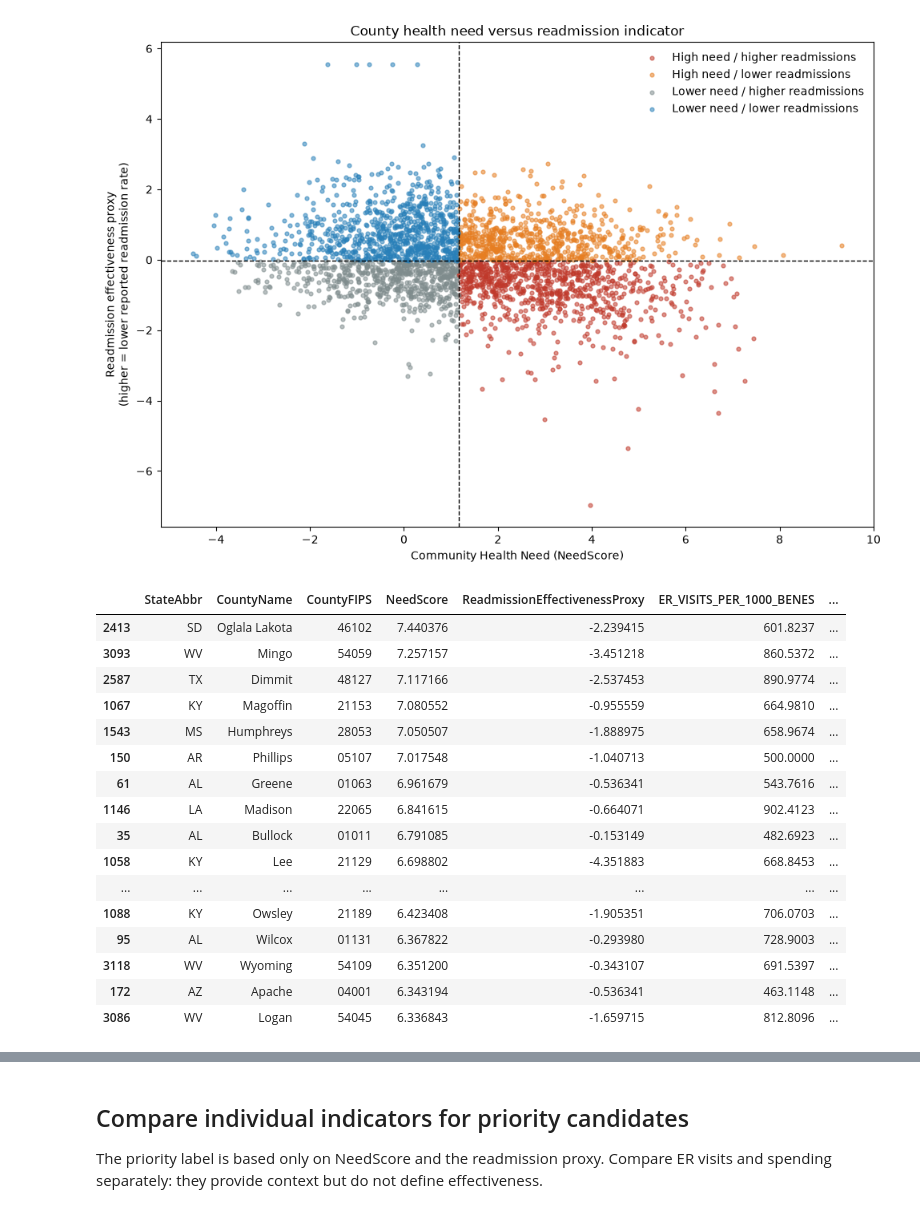
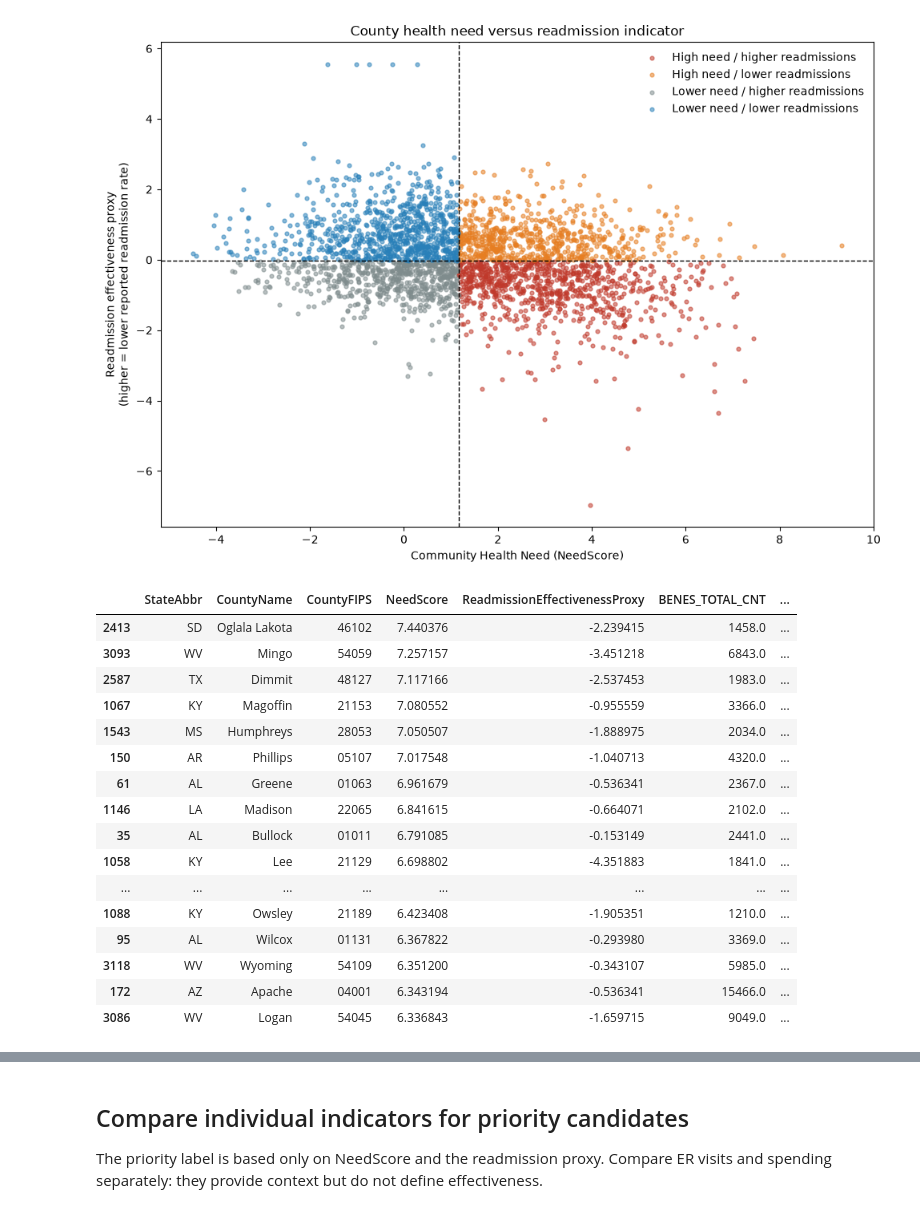
Before and after one commit to jho-code/Portfolio, a Jupyter notebook: projects/healthcare-access/notebooks/04_merge_analysis.ipynb, the cells around one changed output, grey strips where cells are left out. Drawn from its saved outputs; the diff is of its cells as text; code cells hidden in the pictures.

Commit message:
Add county denominator and quadrant diagnostics
Co-authored-by: Copilot <223556219+Copilot@users.noreply.github.com>

```diff
--- a/projects/healthcare-access/notebooks/04_merge_analysis.ipynb
+++ b/projects/healthcare-access/notebooks/04_merge_analysis.ipynb
@@ -38,6 +38,7 @@ metric_columns = [
     "ER_VISITS_PER_1000_BENES",
     "ACUTE_HOSP_READMSN_PCT",
     "TOT_MDCR_STDZD_PYMT_PC",
+    "BENES_TOTAL_CNT",
 ]
 for column in metric_columns:
     analysis_df[column] = pd.to_numeric(
@@ -59,9 +60,9 @@ care_indicators = [
     "TOT_MDCR_STDZD_PYMT_PC",
 ]
 score_df = analysis_df[
-    ["StateAbbr", "CountyName", "CountyFIPS", "total_population", "NeedScore"]
+    ["StateAbbr", "CountyName", "CountyFIPS", "total_population", "NeedScore", "BENES_TOTAL_CNT"]
     + care_indicators
-].dropna().copy()
+].dropna(subset=["NeedScore", *care_indicators]).copy()
 
 for column in care_indicators:
     score_df[f"{column}_z"] = (
@@ -181,28 +182,28 @@ plt.show()
 # %%
 priority_counties = (
     score_df[score_df["Priority"]]
     .sort_values(["NeedScore", "ReadmissionEffectivenessProxy"], ascending=[False, True])
     [[
         "StateAbbr", "CountyName", "CountyFIPS", "NeedScore",
-        "ReadmissionEffectivenessProxy", *care_indicators,
+        "ReadmissionEffectivenessProxy", "BENES_TOTAL_CNT", *care_indicators,
     ]]
 )
 priority_counties.head(20)
 # %% [output]
-|  | StateAbbr | CountyName | CountyFIPS | NeedScore | ReadmissionEffectivenessProxy | ER_VISITS_PER_1000_BENES | ... |
-| 2413 | SD | Oglala Lakota | 46102 | 7.440376 | -2.239415 | 601.8237 | ... |
-| 3093 | WV | Mingo | 54059 | 7.257157 | -3.451218 | 860.5372 | ... |
-| 2587 | TX | Dimmit | 48127 | 7.117166 | -2.537453 | 890.9774 | ... |
-| 1067 | KY | Magoffin | 21153 | 7.080552 | -0.955559 | 664.9810 | ... |
-| 1543 | MS | Humphreys | 28053 | 7.050507 | -1.888975 | 658.9674 | ... |
-| 150 | AR | Phillips | 05107 | 7.017548 | -1.040713 | 500.0000 | ... |
-| 61 | AL | Greene | 01063 | 6.961679 | -0.536341 | 543.7616 | ... |
-| 1146 | LA | Madison | 22065 | 6.841615 | -0.664071 | 902.4123 | ... |
-| 35 | AL | Bullock | 01011 | 6.791085 | -0.153149 | 482.6923 | ... |
-| 1058 | KY | Lee | 21129 | 6.698802 | -4.351883 | 668.8453 | ... |
+|  | StateAbbr | CountyName | CountyFIPS | NeedScore | ReadmissionEffectivenessProxy | BENES_TOTAL_CNT | ... |
+| 2413 | SD | Oglala Lakota | 46102 | 7.440376 | -2.239415 | 1458.0 | ... |
+| 3093 | WV | Mingo | 54059 | 7.257157 | -3.451218 | 6843.0 | ... |
+| 2587 | TX | Dimmit | 48127 | 7.117166 | -2.537453 | 1983.0 | ... |
+| 1067 | KY | Magoffin | 21153 | 7.080552 | -0.955559 | 3366.0 | ... |
+| 1543 | MS | Humphreys | 28053 | 7.050507 | -1.888975 | 2034.0 | ... |
+| 150 | AR | Phillips | 05107 | 7.017548 | -1.040713 | 4320.0 | ... |
+| 61 | AL | Greene | 01063 | 6.961679 | -0.536341 | 2367.0 | ... |
+| 1146 | LA | Madison | 22065 | 6.841615 | -0.664071 | 2102.0 | ... |
+| 35 | AL | Bullock | 01011 | 6.791085 | -0.153149 | 2441.0 | ... |
+| 1058 | KY | Lee | 21129 | 6.698802 | -4.351883 | 1841.0 | ... |
 | ... | ... | ... | ... | ... | ... | ... | ... |
-| 1088 | KY | Owsley | 21189 | 6.423408 | -1.905351 | 706.0703 | ... |
-| 95 | AL | Wilcox | 01131 | 6.367822 | -0.293980 | 728.9003 | ... |
-| 3118 | WV | Wyoming | 54109 | 6.351200 | -0.343107 | 691.5397 | ... |
-| 172 | AZ | Apache | 04001 | 6.343194 | -0.536341 | 463.1148 | ... |
-| 3086 | WV | Logan | 54045 | 6.336843 | -1.659715 | 812.8096 | ... |
+| 1088 | KY | Owsley | 21189 | 6.423408 | -1.905351 | 1210.0 | ... |
+| 95 | AL | Wilcox | 01131 | 6.367822 | -0.293980 | 3369.0 | ... |
+| 3118 | WV | Wyoming | 54109 | 6.351200 | -0.343107 | 5985.0 | ... |
+| 172 | AZ | Apache | 04001 | 6.343194 | -0.536341 | 15466.0 | ... |
+| 3086 | WV | Logan | 54045 | 6.336843 | -1.659715 | 9049.0 | ... |
```
Also changed, not shown: parts of 8 cells of this notebook.
